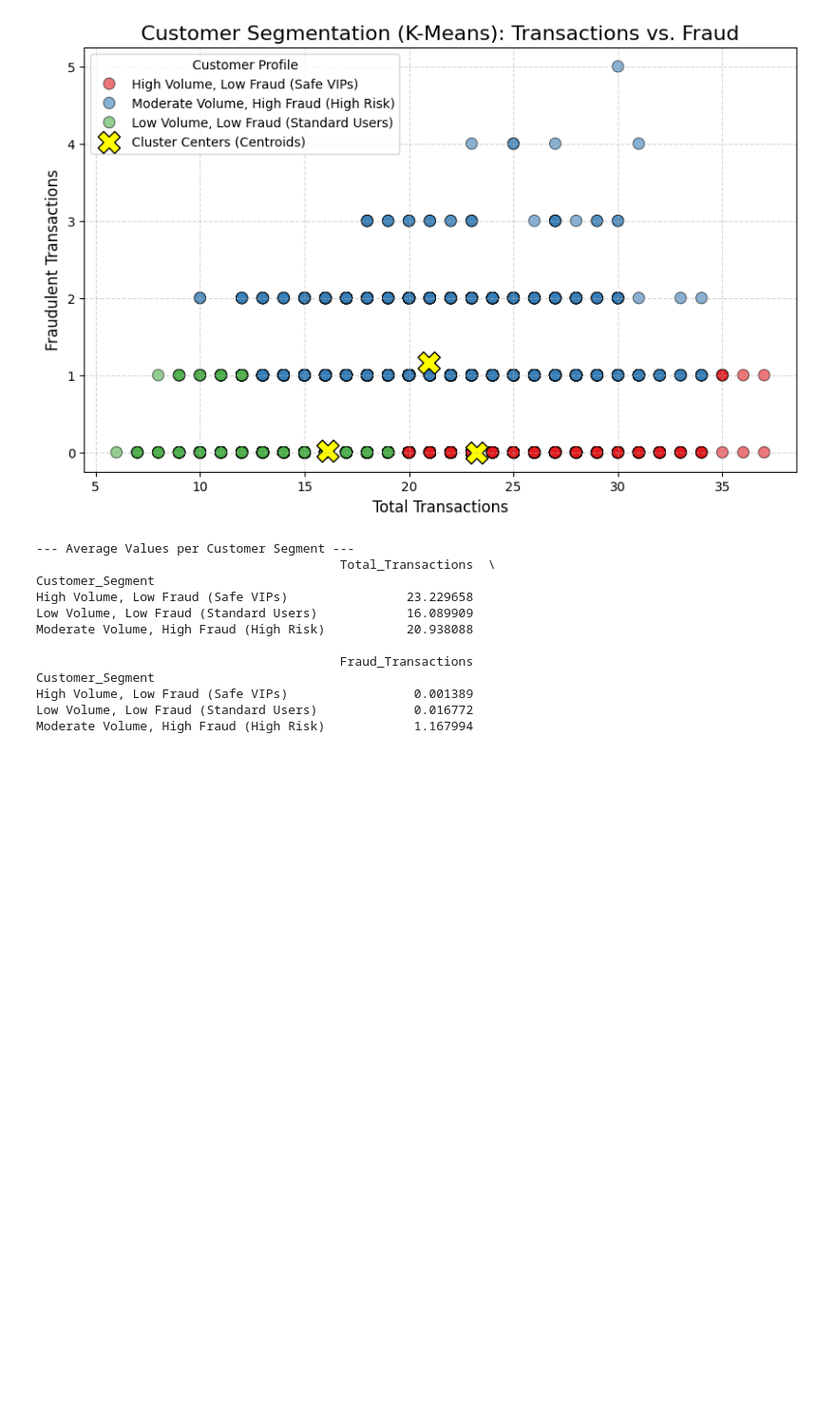
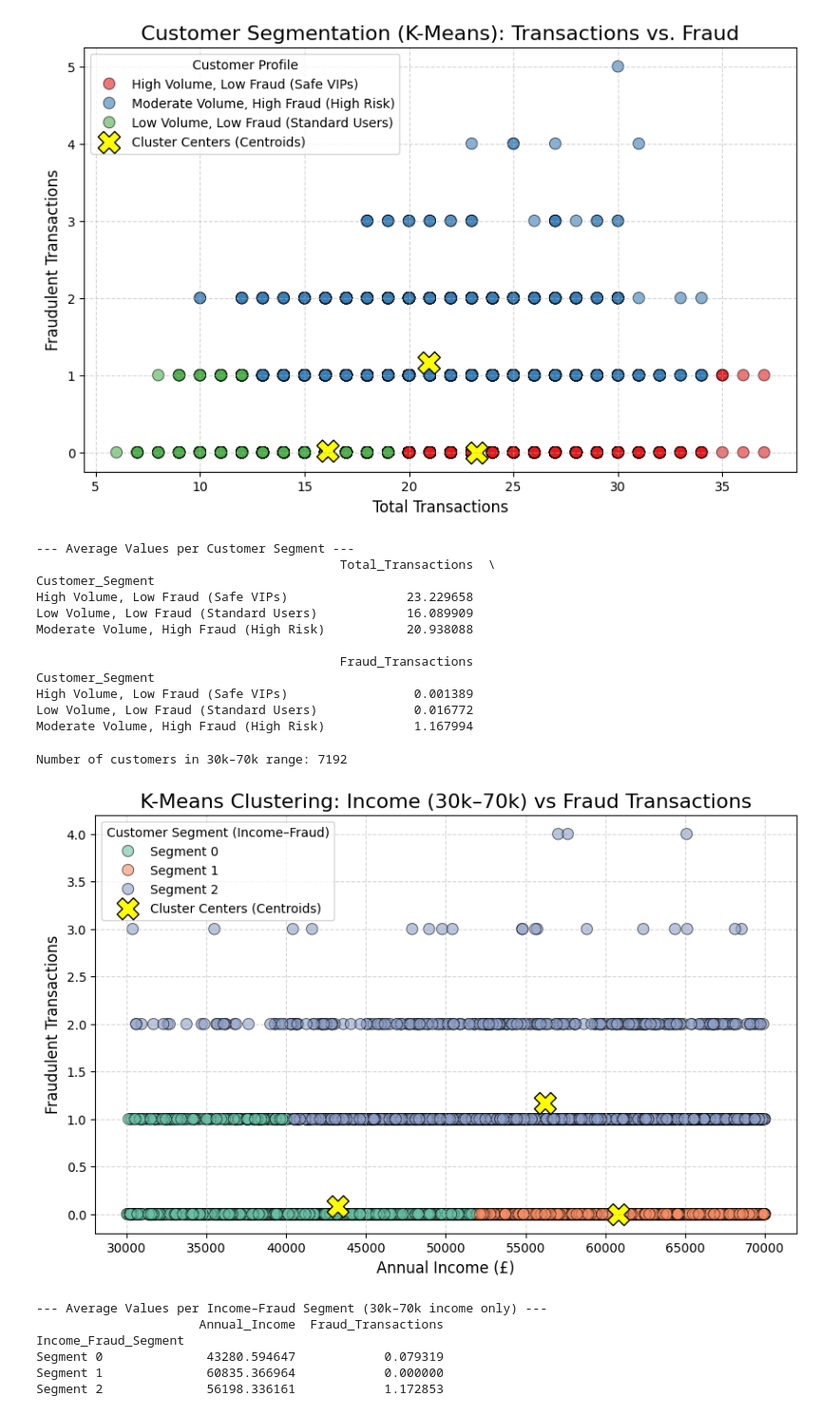
Before and after one commit to Donks9504/Business-Intelligence-and-Data-Mining, a Jupyter notebook: credit card analysis graphs.ipynb, the cells around one changed output. Shown at 95% size. Cells and saved outputs as stored; diff of their text form; code cells hidden in the pictures; blank space fills up the shorter version.

```diff
--- a/credit card analysis graphs.ipynb
+++ b/credit card analysis graphs.ipynb
@@ -325,3 +367,83 @@ Customer_Segment
 High Volume, Low Fraud (Safe VIPs)                 0.001389
 Low Volume, Low Fraud (Standard Users)             0.016772
 Moderate Volume, High Fraud (High Risk)            1.167994
+# %%
+# === K-MEANS: Income (30k–70k) vs Fraud_Transactions ===
+
+# 1. Filter to only customers with income between 30k and 70k
+income_min, income_max = 30000, 70000
+
+df_income = df[(df['Annual_Income'] >= income_min) &
+               (df['Annual_Income'] <= income_max)].copy()
+
+print(f"Number of customers in {income_min/1000:.0f}k–{income_max/1000:.0f}k range:",
+      len(df_income))
+
+# 2. Select features for clustering
+income_features = ['Annual_Income', 'Fraud_Transactions']
+X_income = df_income[income_features]
+
+# 3. Scale the data (very important for K-Means)
+income_scaler = StandardScaler()
+X_income_scaled = income_scaler.fit_transform(X_income)
+
+# 4. Build the K-Means model (again, 3 clusters)
+kmeans_income = KMeans(n_clusters=3, random_state=42, n_init=10)
+df_income['Income_Fraud_Cluster'] = kmeans_income.fit_predict(X_income_scaled)
+
+# (Optional) Give simple names to the clusters
+income_segment_names = {
+    0: 'Segment 0',
+    1: 'Segment 1',
+    2: 'Segment 2'
+}
+df_income['Income_Fraud_Segment'] = df_income['Income_Fraud_Cluster'].map(income_segment_names)
+
+# 5. Get unscaled cluster centers for plotting
+income_centers_unscaled = income_scaler.inverse_transform(kmeans_income.cluster_centers_)
+
+# 6. Scatter "blob" plot: Income vs Fraud
+plt.figure(figsize=(10, 6))
+
+sns.scatterplot(
+    data=df_income,
+    x='Annual_Income',
+    y='Fraud_Transactions',
+    hue='Income_Fraud_Segment',   # or 'Income_Fraud_Cluster' if you prefer numbers
+    palette='Set2',
+    s=80,
+    alpha=0.6,
+    edgecolor='black'
+)
+
+# Plot the centroids
+plt.scatter(
+    income_centers_unscaled[:, 0],
+    income_centers_unscaled[:, 1],
+    c='yellow',
+    s=300,
+    marker='X',
+    edgecolor='black',
+    label='Cluster Centers (Centroids)'
+)
+
+plt.title('K-Means Clustering: Income (30k–70k) vs Fraud Transactions', fontsize=16)
+plt.xlabel('Annual Income (£)', fontsize=12)
+plt.ylabel('Fraudulent Transactions', fontsize=12)
+plt.legend(title='Customer Segment (Income–Fraud)')
+plt.grid(True, linestyle='--', alpha=0.5)
+
+plt.show()
+
+# 7. Averages per cluster – handy for your explanation / report
+print("--- Average Values per Income–Fraud Segment (30k–70k income only) ---")
+print(df_income.groupby('Income_Fraud_Segment')[income_features].mean())
+# %% [output]
+Number of customers in 30k–70k range: 7192
+[figure, added]
+--- Average Values per Income–Fraud Segment (30k–70k income only) ---
+                      Annual_Income  Fraud_Transactions
+Income_Fraud_Segment
+Segment 0              43280.594647            0.079319
+Segment 1              60835.366964            0.000000
+Segment 2              56198.336161            1.172853
```
Also changed, not shown: parts of 4 cells of this notebook.
